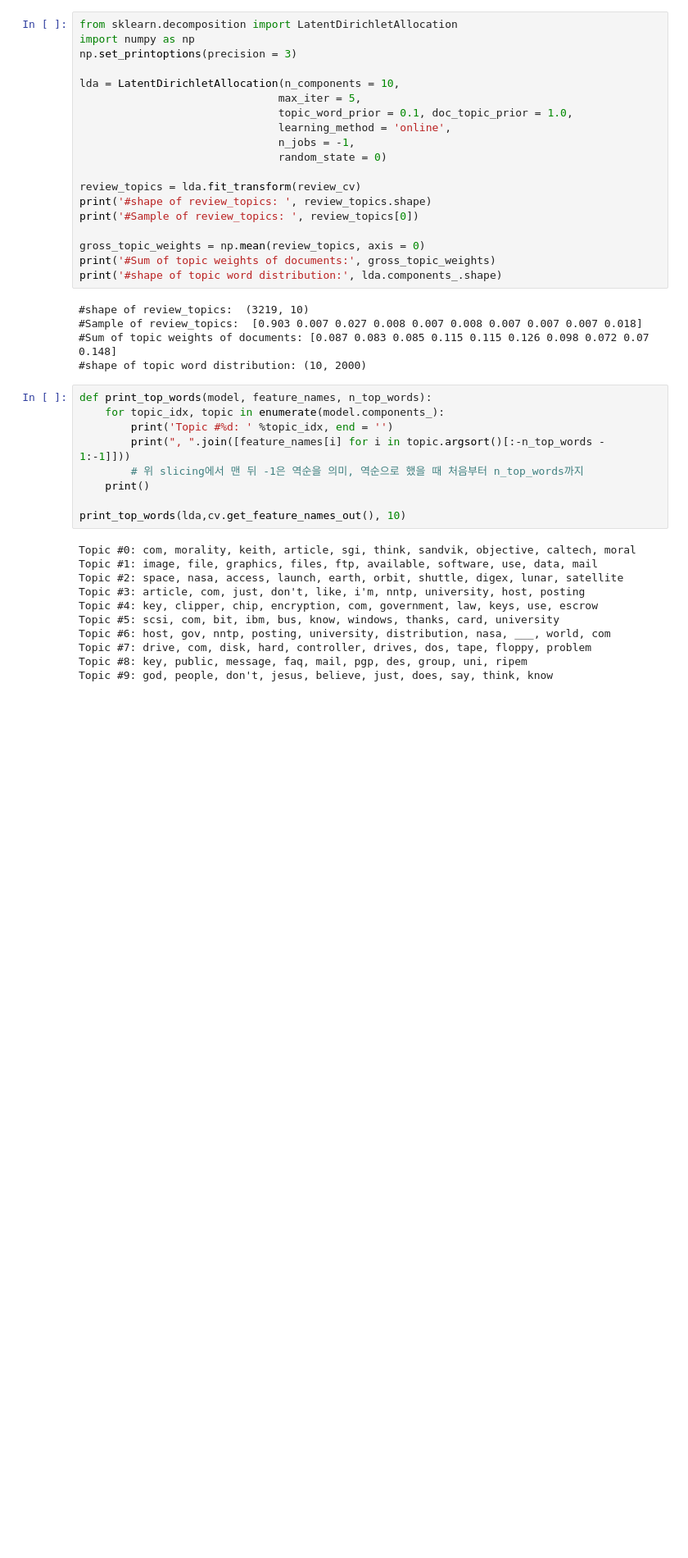
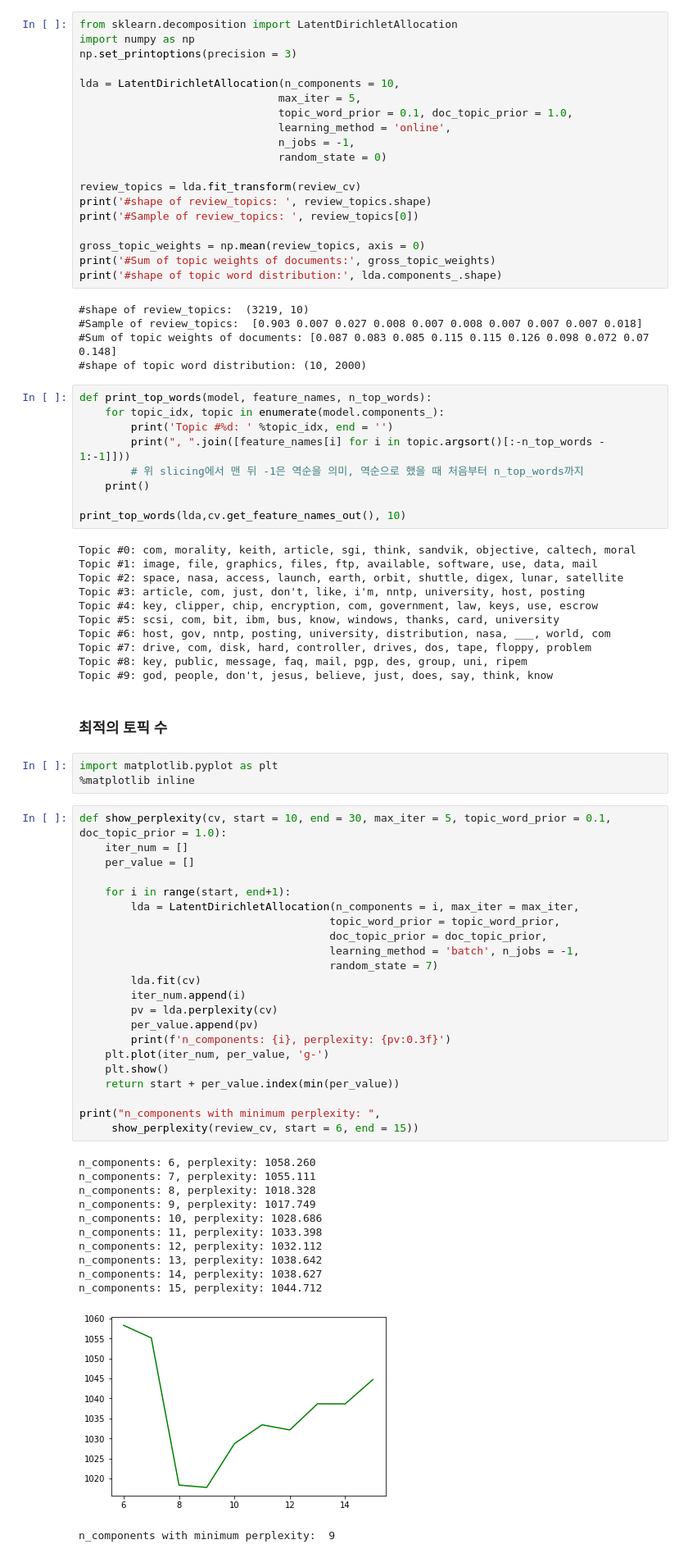
Before and after one commit to pg4522/Textmining_study, a Jupyter notebook: Ch.7.ipynb, the cells around one changed output. Shown at 82% size. Drawn from its saved outputs; the diff is of its cells as text; blank space fills up the shorter version.

```diff
--- a/Ch.7.ipynb
+++ b/Ch.7.ipynb
@@ -73,3 +74,43 @@ Topic #6: host, gov, nntp, posting, university, distribution, nasa, ___, world,
 Topic #7: drive, com, disk, hard, controller, drives, dos, tape, floppy, problem
 Topic #8: key, public, message, faq, mail, pgp, des, group, uni, ripem
 Topic #9: god, people, don't, jesus, believe, just, does, say, think, know
+# %% [markdown]
+### 최적의 토픽 수
+# %%
+import matplotlib.pyplot as plt
+%matplotlib inline
+# %%
+def show_perplexity(cv, start = 10, end = 30, max_iter = 5, topic_word_prior = 0.1, doc_topic_prior = 1.0):
+    iter_num = []
+    per_value = []
+
+    for i in range(start, end+1):
+        lda = LatentDirichletAllocation(n_components = i, max_iter = max_iter,
+                                       topic_word_prior = topic_word_prior,
+                                       doc_topic_prior = doc_topic_prior,
+                                       learning_method = 'batch', n_jobs = -1,
+                                       random_state = 7)
+        lda.fit(cv)
+        iter_num.append(i)
+        pv = lda.perplexity(cv)
+        per_value.append(pv)
+        print(f'n_components: {i}, perplexity: {pv:0.3f}')
+    plt.plot(iter_num, per_value, 'g-')
+    plt.show()
+    return start + per_value.index(min(per_value))
+
+print("n_components with minimum perplexity: ",
+     show_perplexity(review_cv, start = 6, end = 15))
+# %% [output]
+n_components: 6, perplexity: 1058.260
+n_components: 7, perplexity: 1055.111
+n_components: 8, perplexity: 1018.328
+n_components: 9, perplexity: 1017.749
+n_components: 10, perplexity: 1028.686
+n_components: 11, perplexity: 1033.398
+n_components: 12, perplexity: 1032.112
+n_components: 13, perplexity: 1038.642
+n_components: 14, perplexity: 1038.627
+n_components: 15, perplexity: 1044.712
+[figure, added]
+n_components with minimum perplexity:  9
```
Also changed, not shown: parts of 29 cells of this notebook.
